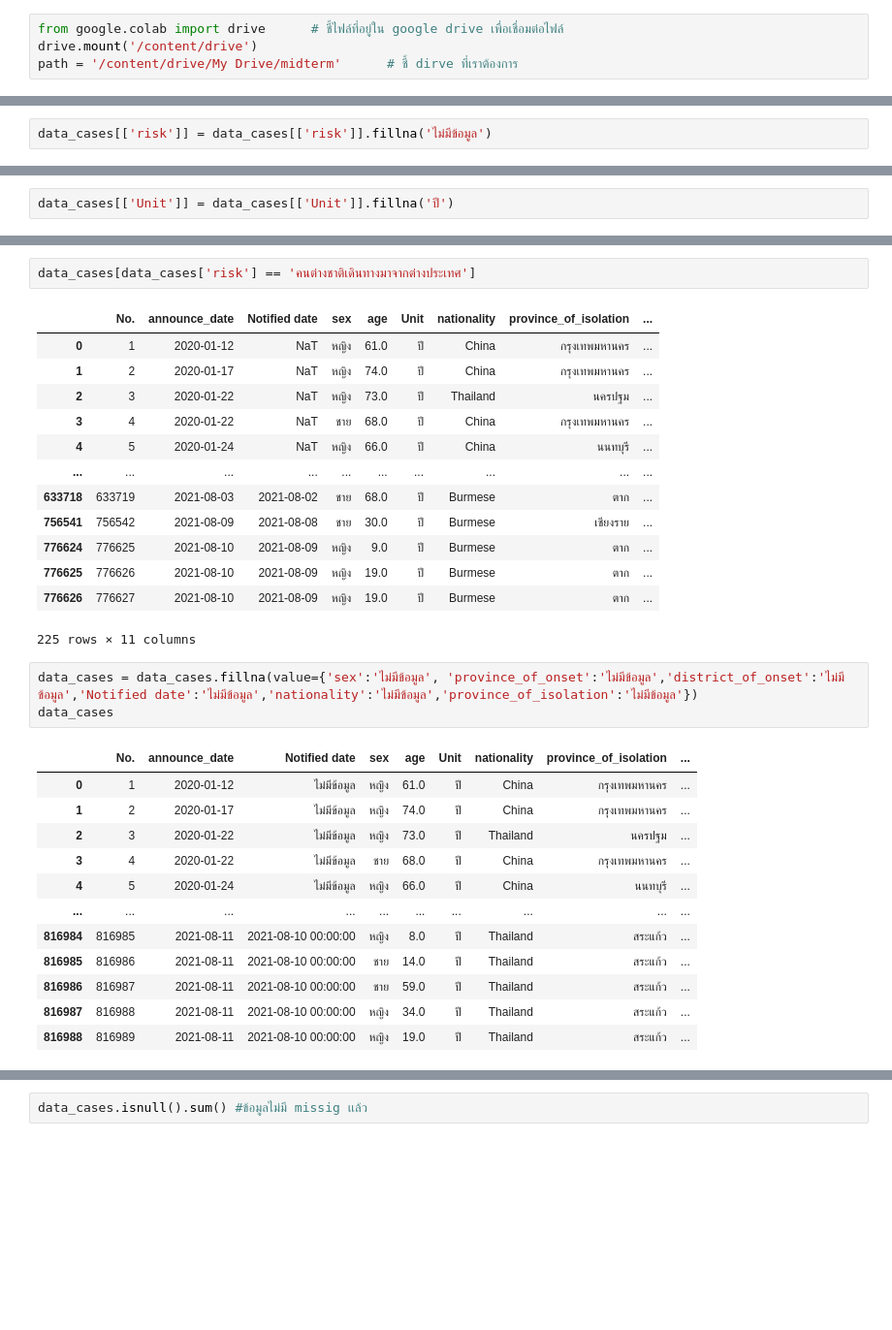
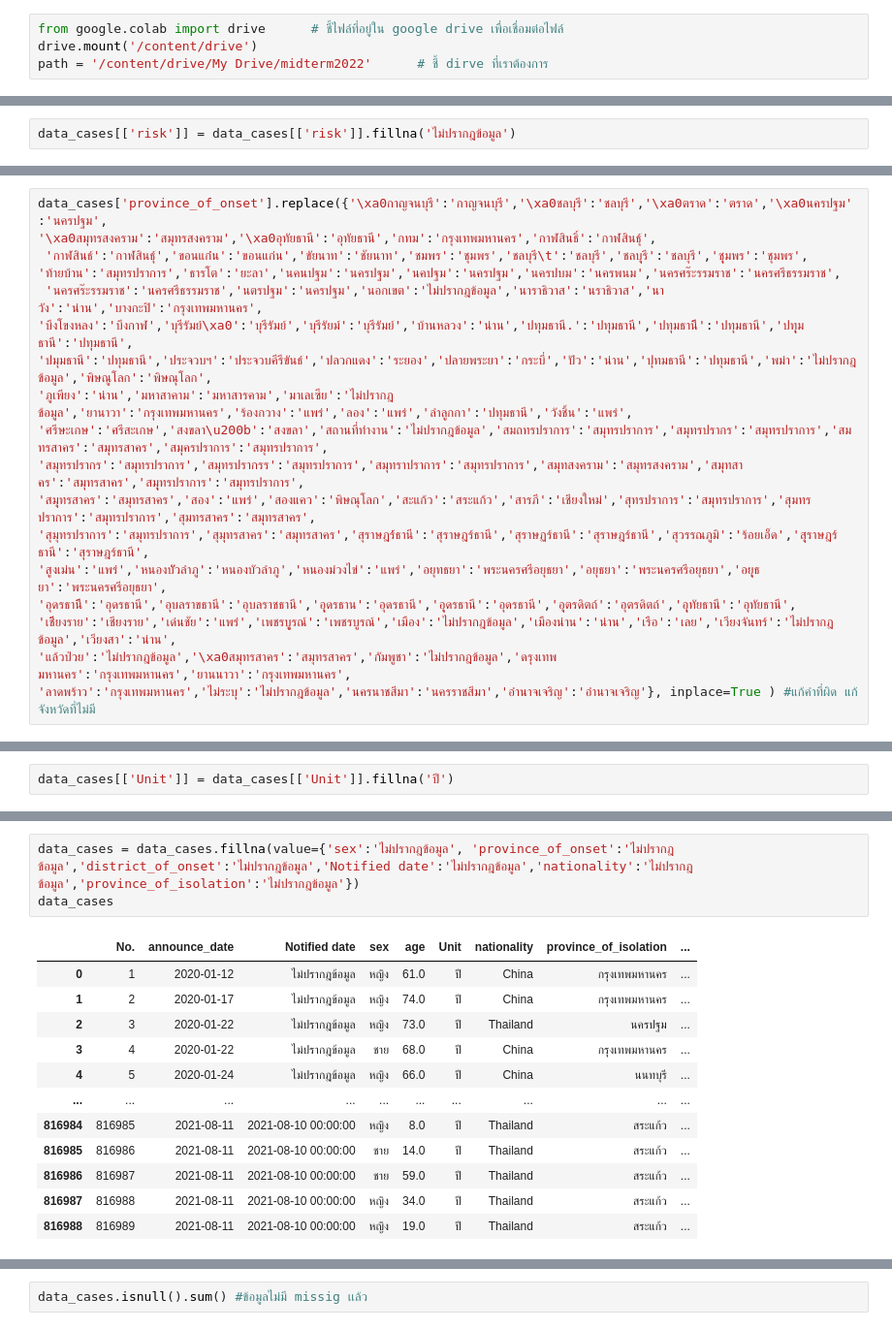
Before and after one commit to gotserena/data_viz_2022, a Jupyter notebook: BasicPython&DataViz_midterm2022.ipynb, the cells around one changed output, grey strips where cells are left out. Shown: that part at 97% size. Cells and saved outputs as stored; diff of their text form; blank space fills up the shorter version.

Commit message:
midterm

```diff
--- a/BasicPython&DataViz_midterm2022.ipynb
+++ b/BasicPython&DataViz_midterm2022.ipynb
@@ -31,7 +31,7 @@ import os       # os ใช้จัดการกับไฟล์ ว่า
 # %%
 from google.colab import drive      # ชี้ไฟล์ที่อยู่ใน google drive เพื่อเชื่อมต่อไฟล์
 drive.mount('/content/drive')
-path = '/content/drive/My Drive/midterm'      # ชี้ dirve ที่เราต้องการ
+path = '/content/drive/My Drive/midterm2022'      # ชี้ dirve ที่เราต้องการ
 # %% [output]
 Drive already mounted at /content/drive; to attempt to forcibly remount, call drive.mount("/content/drive", force_remount=True).
 # %%
@@ -138,5 +138,5 @@ hadling Missing Value (เเทนค่าด้วย class ใหม่ (unk
 # %%
-data_cases[['risk']] = data_cases[['risk']].fillna('ไม่มีข้อมูล')
+data_cases[['risk']] = data_cases[['risk']].fillna('ไม่ปรากฎข้อมูล')
 # %%
 set(data_cases['risk'])
 # %% [output]
@@ -174,0 +195,18 @@ dtype: bool
+# %%
+data_cases['province_of_onset'].replace({'\xa0กาญจนบุรี':'กาญจนบุรี','\xa0ชลบุรี':'ชลบุรี','\xa0ตราด':'ตราด','\xa0นครปฐม':'นครปฐม',
+'\xa0สมุทรสงคราม':'สมุทรสงคราม','\xa0อุทัยธานี':'อุทัยธานี','กทม':'กรุงเทพมหานคร','กาฬสินธิ์':'กาฬสินธุ์',
+ 'กาฬสินธ์':'กาฬสินธุ์','ขอนแก่่น':'ขอนแก่น','ขัยนาท':'ชัยนาท','ชมพร':'ชุมพร','ชลบุรี\t':'ชลบุรี','ชลบุุรี':'ชลบุรี','ชุุมพร':'ชุมพร',
+'ท้ายบ้าน':'สมุทรปราการ','ธารโต':'ยะลา','นคนปฐม':'นครปฐม','นคปฐม':'นครปฐม','นครปบม':'นครพนม','นครศร๊ะรรมราช':'นครศรีธรรมราช',
+ 'นครศร๊ะรรมราช':'นครศรีธรรมราช','นตรปฐม':'นครปฐม','นอกเขต':'ไม่ปรากฎข้อมูล','นาราธิวาส':'นราธิวาส','นาวัง':'น่าน','บางกะปิ':'กรุงเทพมหานคร',
+'บึงโขงหลง':'บึงกาฬ','บุรีรัมย์\xa0':'บุรีรัมย์','บุรีรัยม์':'บุรีรัมย์','บ้านหลวง':'น่าน','ปทุมธานี.':'ปทุมธานี','ปทุมธานีี':'ปทุมธานี','ปทุุมธานี':'ปทุมธานี',
+'ปมุมธานี':'ปทุมธานี','ประจวบฯ':'ประจวบคีรีขันธ์','ปลวกแดง':'ระยอง','ปลายพระยา':'กระบี่','ปัว':'น่าน','ปุทมธานี':'ปทุมธานี','พม่า':'ไม่ปรากฎข้อมูล','พิษณูโลก':'พิษณุโลก',
+'ภูเพียง':'น่าน','มหาสาคาม':'มหาสารคาม','มาเลเซีย':'ไม่ปรากฎข้อมูล','ยานาวา':'กรุงเทพมหานคร','ร้องกวาง':'แพร่','ลอง':'แพร่','ลำลูกกา':'ปทุมธานี','วังชิ้น':'แพร่',
+'ศรีษะเกษ':'ศรีสะเกษ','สงขลา\u200b':'สงขลา','สถานที่ทำงาน':'ไม่ปรากฎข้อมูล','สมถทรปราการ':'สมุทรปราการ','สมุทรปรากร':'สมุทรปราการ','สมทรสาคร':'สมุทรสาคร','สมุครปราการ':'สมุทรปราการ',
+'สมุทรปรากร':'สมุทรปราการ','สมุทรปรากรร':'สมุทรปราการ','สมุทราปราการ':'สมุทรปราการ','สมุทสงคราม':'สมุทรสงคราม','สมุทสาคร':'สมุทรสาคร','สมุุทรปราการ':'สมุทรปราการ',
+'สมุุทรสาคร':'สมุทรสาคร','สอง':'แพร่','สองแคว':'พิษณุโลก','สะแก้ว':'สระแก้ว','สารภี':'เชียงใหม่','สุทรปราการ':'สมุทรปราการ','สุมทรปราการ':'สมุทรปราการ','สุมทรสาคร':'สมุทรสาคร',
+'สุมุทรปราการ':'สมุทรปราการ','สุมุทรสาคร':'สมุทรสาคร','สุราษฎร์์ธานี':'สุราษฎร์ธานี','สุราษฏร์ธานี':'สุราษฎร์ธานี','สุวรรณภูมิ':'ร้อยเอ็ด','สุุราษฎร์ธานี':'สุราษฎร์ธานี',
+'สูงเม่น':'แพร่','หนองบััวลำภู':'หนองบัวลำภู','หนองม่วงไข่':'แพร่','อยุทธยา':'พระนครศรีอยุธยา','อยุธยา':'พระนครศรีอยุธยา','อยุุธยา':'พระนครศรีอยุธยา',
+'อุดรธานีี':'อุดรธานี','อุบลราขธานี':'อุบลราชธานี','อุุดรธาน':'อุดรธานี','อุุดรธานี':'อุดรธานี','อุุตรดิตถ์':'อุตรดิตถ์','อุุทัยธานี':'อุทัยธานี',
+'เชีียงราย':'เชียงราย','เด่นชัย':'แพร่','เพชรบุูรณ์':'เพชรบูรณ์','เมือง':'ไม่ปรากฎข้อมูล','เมืองน่าน':'น่าน','เรือ':'เลย','เวียงจันทร์':'ไม่ปรากฎข้อมูล','เวียงสา':'น่าน',
+'แล้วป่วย':'ไม่ปรากฎข้อมูล','\xa0สมุทรสาคร':'สมุทรสาคร','กัมพูชา':'ไม่ปรากฎข้อมูล','ดรุงเทพมหานคร':'กรุงเทพมหานคร','ยานนาวา':'กรุงเทพมหานคร',
+'ลาดพร้าว':'กรุงเทพมหานคร','ไม่ระบุ':'ไม่ปรากฎข้อมูล','นครนาชสีมา':'นครราชสีมา','อํานาจเจริญ':'อำนาจเจริญ'}, inplace=True ) #แก้คำที่ผิด แก้จังหวัดที่ไม่มี
@@ -229,29 +276,13 @@ Name: risk, Length: 816989, dtype: bool
-# %%
-data_cases[data_cases['risk'] == 'คนต่างชาติเดินทางมาจากต่างประเทศ']
-# %% [output]
-|  | No. | announce_date | Notified date | sex | age | Unit | nationality | province_of_isolation | ... |
-| 0 | 1 | 2020-01-12 | NaT | หญิง | 61.0 | ปี | China | กรุงเทพมหานคร | ... |
-| 1 | 2 | 2020-01-17 | NaT | หญิง | 74.0 | ปี | China | กรุงเทพมหานคร | ... |
-| 2 | 3 | 2020-01-22 | NaT | หญิง | 73.0 | ปี | Thailand | นครปฐม | ... |
-| 3 | 4 | 2020-01-22 | NaT | ชาย | 68.0 | ปี | China | กรุงเทพมหานคร | ... |
-| 4 | 5 | 2020-01-24 | NaT | หญิง | 66.0 | ปี | China | นนทบุรี | ... |
-| ... | ... | ... | ... | ... | ... | ... | ... | ... | ... |
-| 633718 | 633719 | 2021-08-03 | 2021-08-02 | ชาย | 68.0 | ปี | Burmese | ตาก | ... |
-| 756541 | 756542 | 2021-08-09 | 2021-08-08 | ชาย | 30.0 | ปี | Burmese | เชียงราย | ... |
-| 776624 | 776625 | 2021-08-10 | 2021-08-09 | หญิง | 9.0 | ปี | Burmese | ตาก | ... |
-| 776625 | 776626 | 2021-08-10 | 2021-08-09 | หญิง | 19.0 | ปี | Burmese | ตาก | ... |
-| 776626 | 776627 | 2021-08-10 | 2021-08-09 | หญิง | 19.0 | ปี | Burmese | ตาก | ... |
-225 rows × 11 columns
 # %%
-data_cases = data_cases.fillna(value={'sex':'ไม่มีข้อมูล', 'province_of_onset':'ไม่มีข้อมูล','district_of_onset':'ไม่มีข้อมูล','Notified date':'ไม่มีข้อมูล','nationality':'ไม่มีข้อมูล','province_of_isolation':'ไม่มีข้อมูล'})
+data_cases = data_cases.fillna(value={'sex':'ไม่ปรากฎข้อมูล', 'province_of_onset':'ไม่ปรากฎข้อมูล','district_of_onset':'ไม่ปรากฎข้อมูล','Notified date':'ไม่ปรากฎข้อมูล','nationality':'ไม่ปรากฎข้อมูล','province_of_isolation':'ไม่ปรากฎข้อมูล'})
 data_cases
 # %% [output]
 |  | No. | announce_date | Notified date | sex | age | Unit | nationality | province_of_isolation | ... |
-| 0 | 1 | 2020-01-12 | ไม่มีข้อมูล | หญิง | 61.0 | ปี | China | กรุงเทพมหานคร | ... |
-| 1 | 2 | 2020-01-17 | ไม่มีข้อมูล | หญิง | 74.0 | ปี | China | กรุงเทพมหานคร | ... |
-| 2 | 3 | 2020-01-22 | ไม่มีข้อมูล | หญิง | 73.0 | ปี | Thailand | นครปฐม | ... |
-| 3 | 4 | 2020-01-22 | ไม่มีข้อมูล | ชาย | 68.0 | ปี | China | กรุงเทพมหานคร | ... |
-| 4 | 5 | 2020-01-24 | ไม่มีข้อมูล | หญิง | 66.0 | ปี | China | นนทบุรี | ... |
+| 0 | 1 | 2020-01-12 | ไม่ปรากฎข้อมูล | หญิง | 61.0 | ปี | China | กรุงเทพมหานคร | ... |
+| 1 | 2 | 2020-01-17 | ไม่ปรากฎข้อมูล | หญิง | 74.0 | ปี | China | กรุงเทพมหานคร | ... |
+| 2 | 3 | 2020-01-22 | ไม่ปรากฎข้อมูล | หญิง | 73.0 | ปี | Thailand | นครปฐม | ... |
+| 3 | 4 | 2020-01-22 | ไม่ปรากฎข้อมูล | ชาย | 68.0 | ปี | China | กรุงเทพมหานคร | ... |
+| 4 | 5 | 2020-01-24 | ไม่ปรากฎข้อมูล | หญิง | 66.0 | ปี | China | นนทบุรี | ... |
 | ... | ... | ... | ... | ... | ... | ... | ... | ... | ... |
 | 816984 | 816985 | 2021-08-11 | 2021-08-10 00:00:00 | หญิง | 8.0 | ปี | Thailand | สระแก้ว | ... |
 | 816985 | 816986 | 2021-08-11 | 2021-08-10 00:00:00 | ชาย | 14.0 | ปี | Thailand | สระแก้ว | ... |
```
Also changed, not shown: parts of 48 cells of this notebook.
